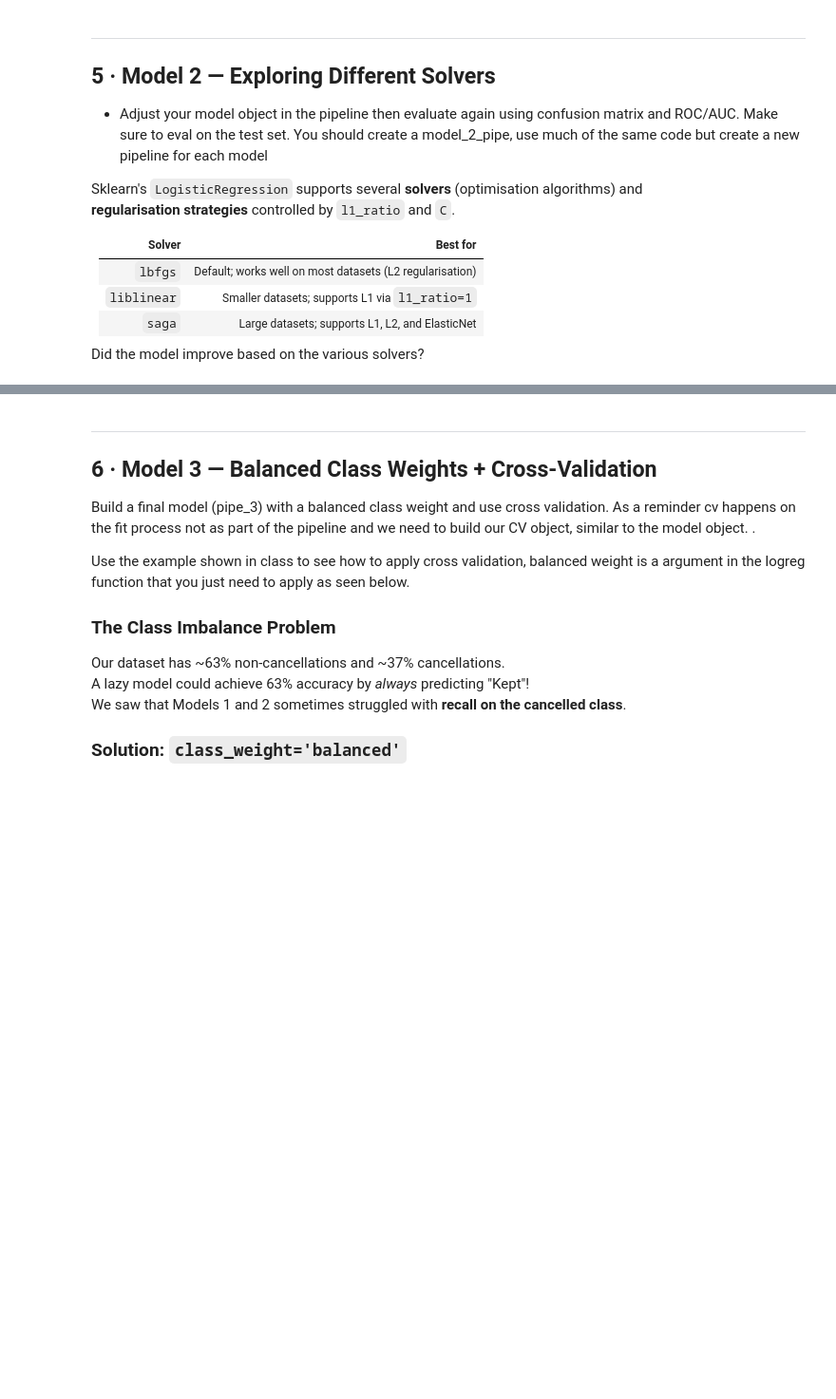
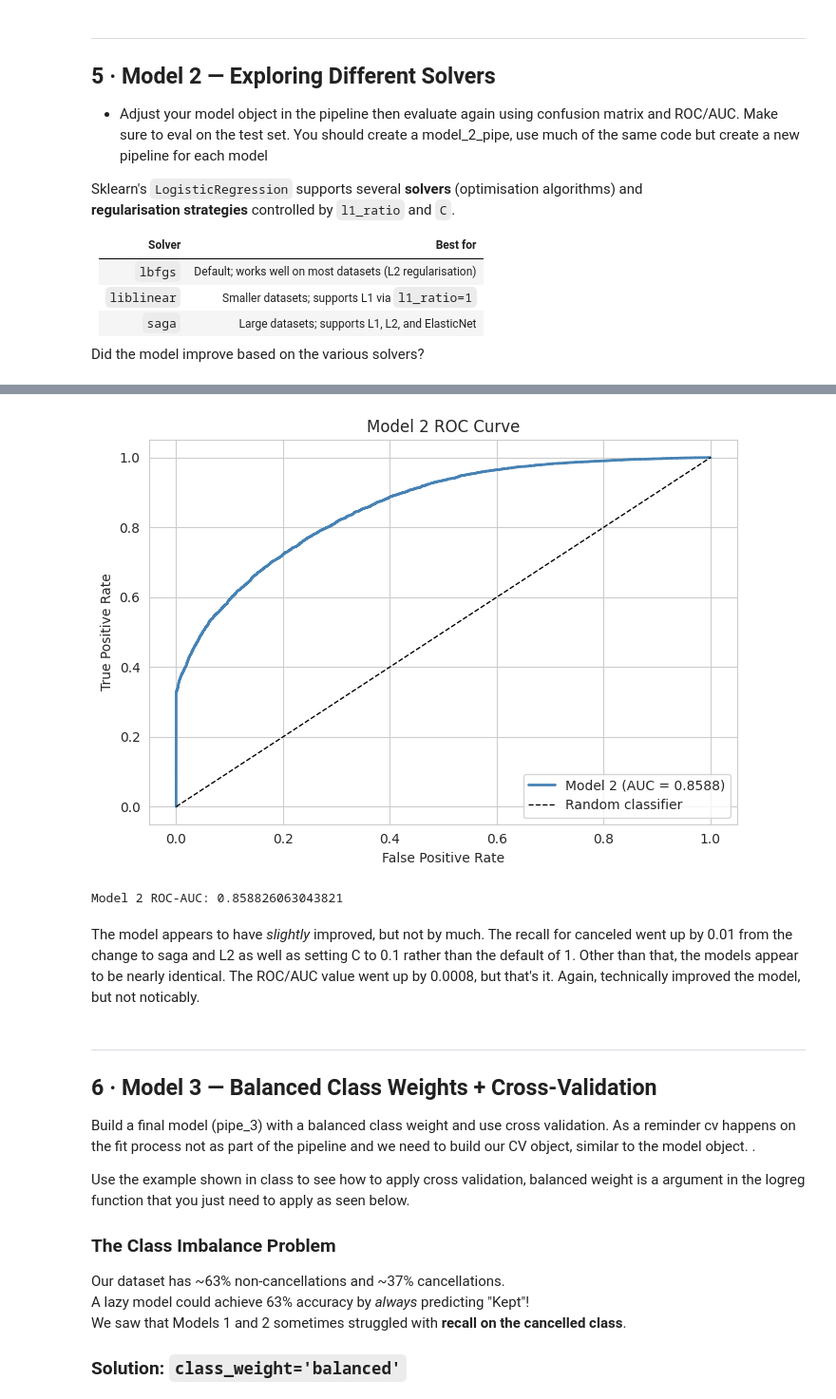
Before and after one commit to nhorton06/week_8, a Jupyter notebook: hotel_cancellation_lab.ipynb, the cells around one changed output, grey strips where cells are left out. Shown at 95% size. Saved outputs shown, nothing was run; the diff lists cells and outputs as text; code cells hidden in the pictures; blank space fills up the shorter version.

```diff
--- a/hotel_cancellation_lab.ipynb
+++ b/hotel_cancellation_lab.ipynb
@@ -332,3 +386,26 @@ Did the model improve based on the various solvers?
+# %%
+# Model 2 Evaluation with ROC AUC Score
+
+y_proba_m2 = pipe2.predict_proba(X_test)[:, 1]
+fpr_m2, tpr_m2, thresholds = roc_curve(y_test, y_proba_m2)
+auc_m2 = roc_auc_score(y_test, y_proba_m2)
+
+fig, ax = plt.subplots(figsize = (7, 5))
+ax.plot(fpr_m2, tpr_m2, lw = 2, color = 'steelblue', label = f'Model 2 (AUC = {auc_m2:.4f})')
+ax.plot([0, 1], [0, 1], 'k--', lw = 1, label = 'Random classifier')
+ax.set_xlabel('False Positive Rate')
+ax.set_ylabel('True Positive Rate')
+ax.set_title('Model 2 ROC Curve')
+ax.legend(loc = 'lower right')
+plt.tight_layout()
+plt.show()
+
+print(f"Model 2 ROC-AUC: {auc_m2}")
+# %% [output]
+[figure, added]
+Model 2 ROC-AUC: 0.858826063043821
+# %% [markdown]
+The model appears to have *slightly* improved, but not by much. The recall for canceled went up by 0.01 from the change to saga and L2 as well as setting C to 0.1 rather than the default of 1. Other than that, the models appear to be nearly identical. The ROC/AUC value went up by 0.0008, but that's it. Again, technically improved the model, but not noticably.
 # %% [markdown]
 ---
 ## 6 · Model 3 — Balanced Class Weights + Cross-Validation
```
Also changed, not shown: parts of 15 cells of this notebook.
